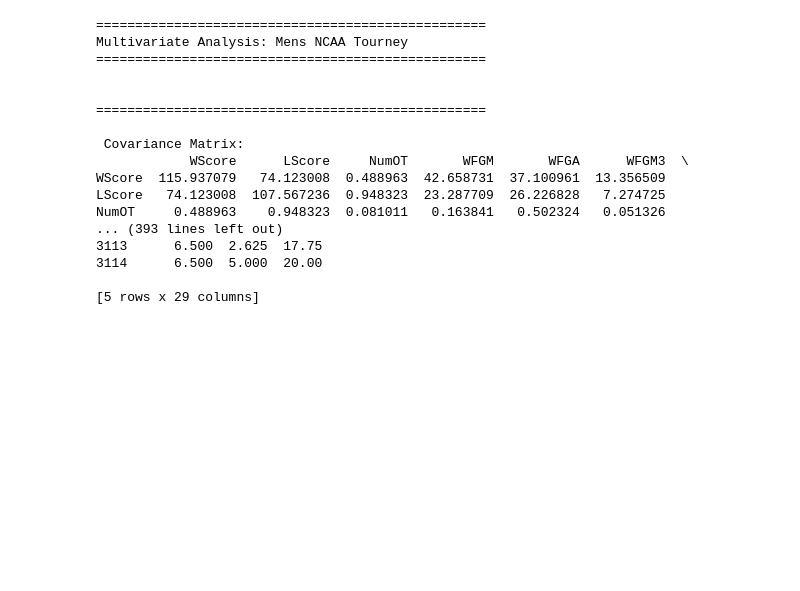
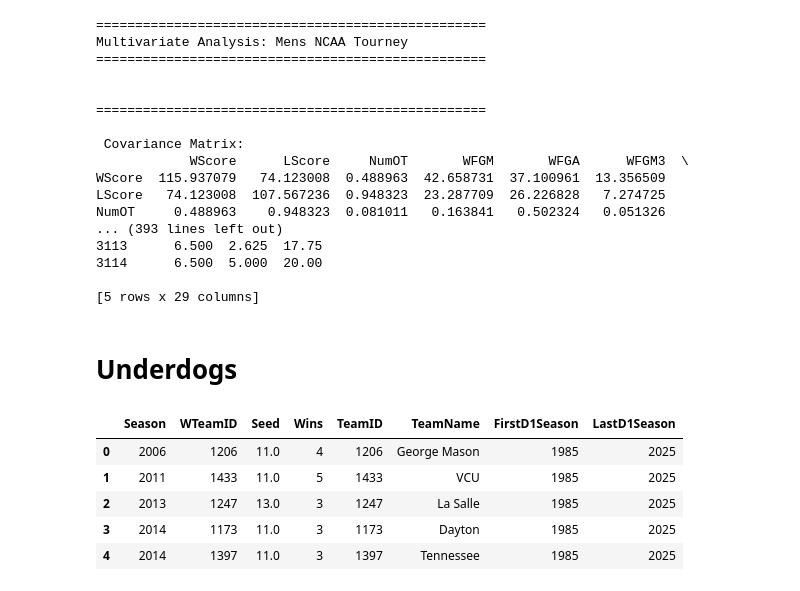
Before and after one commit to danchizik18/MarchMadness2025, a Jupyter notebook: notebooks/EDA/visualizations.ipynb, the cells around one changed output. Saved outputs shown, nothing was run; the diff lists cells and outputs as text; code cells hidden in the pictures; blank space fills up the shorter version.

```diff
--- a/notebooks/EDA/visualizations.ipynb
+++ b/notebooks/EDA/visualizations.ipynb
@@ -213,3 +247,22 @@ NumOT     0.488963    0.948323  0.081011   0.163841   0.502324   0.051326
 3114      6.500  5.000  20.00
 
 [5 rows x 29 columns]
+# %% [markdown]
+# Underdogs
+# %%
+underdogs = MNCAATourneyDetailedResults.merge(MNCAATourneySeeds, left_on=["Season", "WTeamID"], right_on=["Season", "TeamID"], how="left")
+underdogs["Seed"] = underdogs["Seed"].str.extract("(\d+)").astype(float)
+
+wins_per_team = underdogs.groupby(["Season", "WTeamID", "Seed"]).size().reset_index(name="Wins")
+underdogs = wins_per_team[(wins_per_team["Seed"] > 10) & (wins_per_team["Wins"] > 2)]
+
+underdogs = underdogs.merge(MTeams, left_on="WTeamID", right_on="TeamID", how="left")
+
+underdogs.head()
+# %% [output]
+|  | Season | WTeamID | Seed | Wins | TeamID | TeamName | FirstD1Season | LastD1Season |
+| 0 | 2006 | 1206 | 11.0 | 4 | 1206 | George Mason | 1985 | 2025 |
+| 1 | 2011 | 1433 | 11.0 | 5 | 1433 | VCU | 1985 | 2025 |
+| 2 | 2013 | 1247 | 13.0 | 3 | 1247 | La Salle | 1985 | 2025 |
+| 3 | 2014 | 1173 | 11.0 | 3 | 1173 | Dayton | 1985 | 2025 |
+| 4 | 2014 | 1397 | 11.0 | 3 | 1397 | Tennessee | 1985 | 2025 |
```
Also changed, not shown: parts of 7 cells of this notebook, 13 other files.
